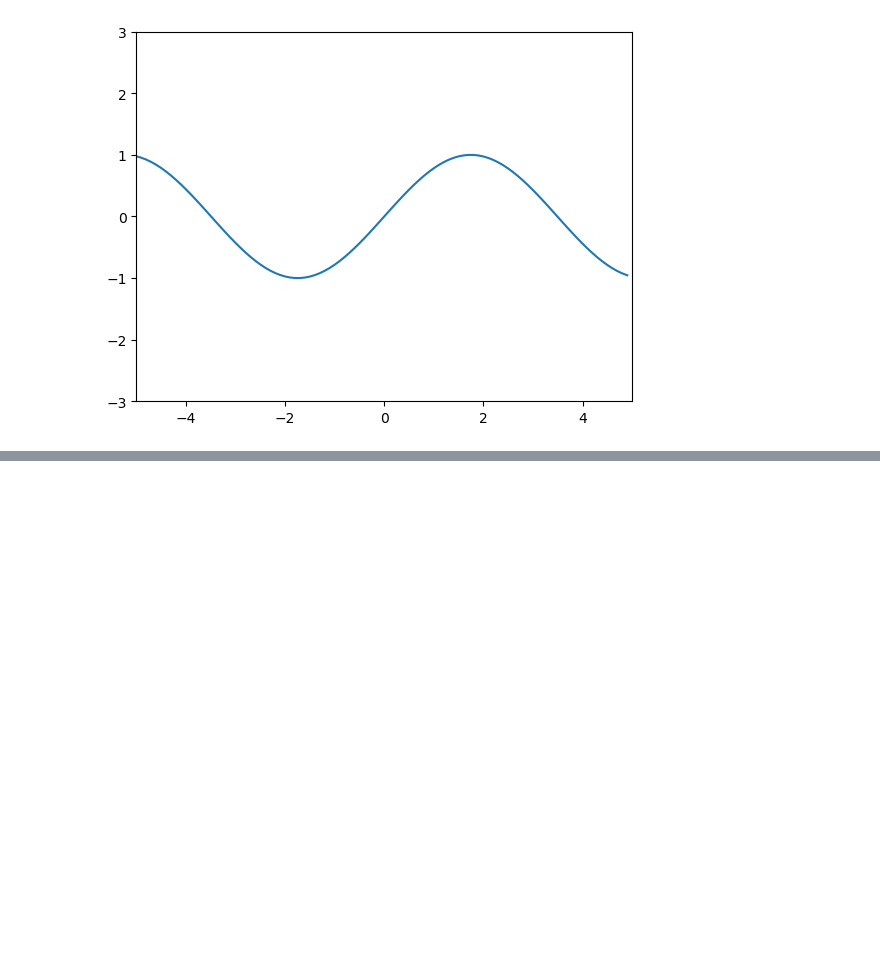
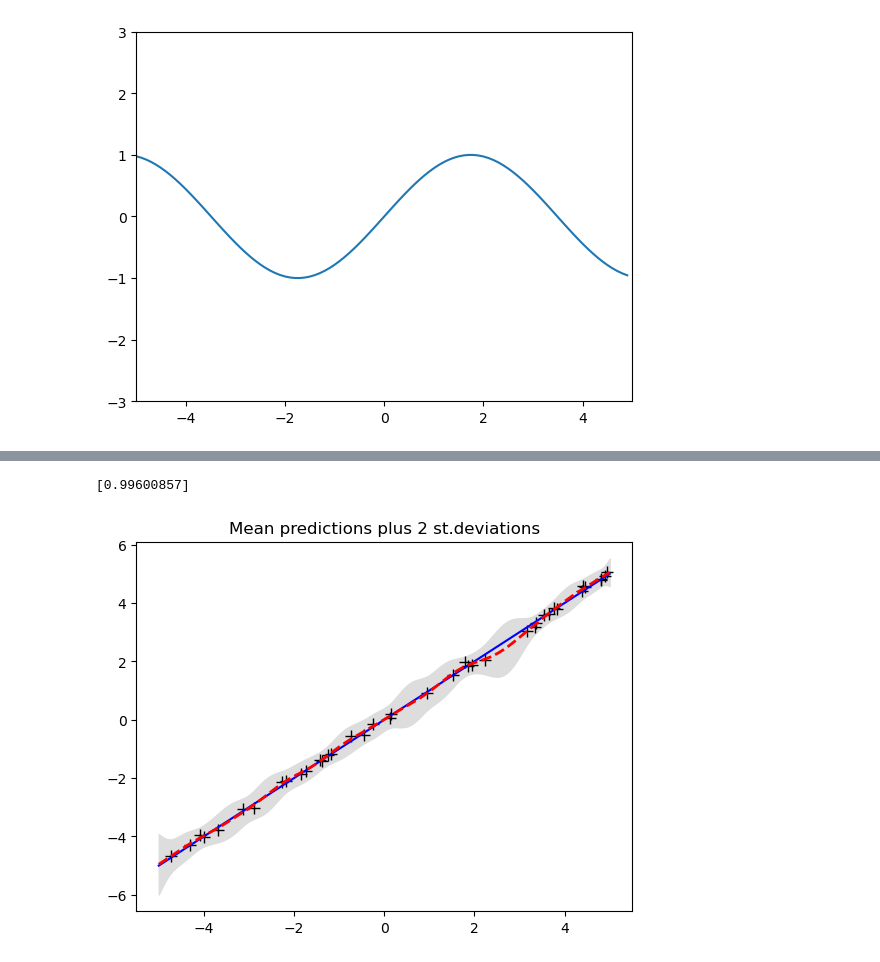
Before and after one commit to michaelmitch2002/param_est, a Jupyter notebook: gpr_tutorial.ipynb, the cells around one changed output, grey strips where cells are left out. Saved outputs shown, nothing was run; the diff lists cells and outputs as text; code cells hidden in the pictures; blank space fills up the shorter version.

```diff
--- a/gpr_tutorial.ipynb
+++ b/gpr_tutorial.ipynb
@@ -416,0 +448,68 @@ plt.show()
+# %%
+# Sample some input points and noisy versions of the function evaluated at
+# these points.
+N = 40       # number of existing observation points (training points).
+n = 200        # number of test points.
+s = 0.1    # noise variance.
+
+X = np.random.uniform(-5, 5, size=(N,1))     # N training points
+y = f(X) + s*np.random.randn(N)
+
+K = kernel(X, X)
+L = np.linalg.cholesky(K + s*np.eye(N))     # line 1
+
+# points we're going to make predictions at.
+Xtest = np.linspace(-5, 5, n).reshape(-1,1)
+
+# compute the mean at our test points.
+Lk = np.linalg.solve(L, kernel(X, Xtest))   # k_star = kernel(X, Xtest), calculating v := l\k_star
+mu = np.dot(Lk.T, np.linalg.solve(L, y))    # \alpha = np.linalg.solve(L, y)
+
+# compute the variance at our test points.
+K_ = kernel(Xtest, Xtest)                  # k(x_star, x_star)
+K_new = K_ - Lk.T @ Lk
+s2 = np.diag(K_) - np.sum(Lk**2, axis=0)
+s = np.sqrt(s2)
+
+## Parametric
+H = X
+H_star = Xtest
+def Kinv_dot(v):
+    # Solve L w = v, then L.T u = w; u = K_y^{-1} v
+    w = np.linalg.solve(L, v)
+    u = np.linalg.solve(L.T, w)
+    return u
+
+# H: (N, p), y: (N,)
+Ky_inv_H = Kinv_dot(H)           # (N, p)
+Ky_inv_y = Kinv_dot(y)           # (N,)
+
+A = H.T @ Ky_inv_H               # (p, p)
+b = H.T @ Ky_inv_y               # (p,)
+
+beta_hat = np.linalg.solve(A, b)
+print(beta_hat)
+
+
+R = H_star.T - H.T @ Kinv_dot(kernel(X, Xtest))
+mu = mu + R.T @ beta_hat
+
+c = np.linalg.solve(A, R)
+K_new = K_new + (R.T @ c)
+s2 = np.diag(K_new)
+s = np.sqrt(s2)
+
+# PLOTS:
+plt.figure(1)
+plt.clf()
+plt.plot(X, y, 'k+', ms=8)
+plt.plot(Xtest, f(Xtest), 'b-')
+plt.gca().fill_between(Xtest.flat, mu-2*s, mu+2*s, color="#dddddd")
+plt.plot(Xtest, mu, 'r--', lw=2)
+#plt.savefig('predictive.png', bbox_inches='tight', dpi=300)
+plt.title('Mean predictions plus 2 st.deviations')
+plt.show()
+#plt.axis([-5, 5, -3, 3])
+# %% [output]
+[0.99600857]
+[figure, added]
```
Also changed, not shown: parts of 13 cells of this notebook.
